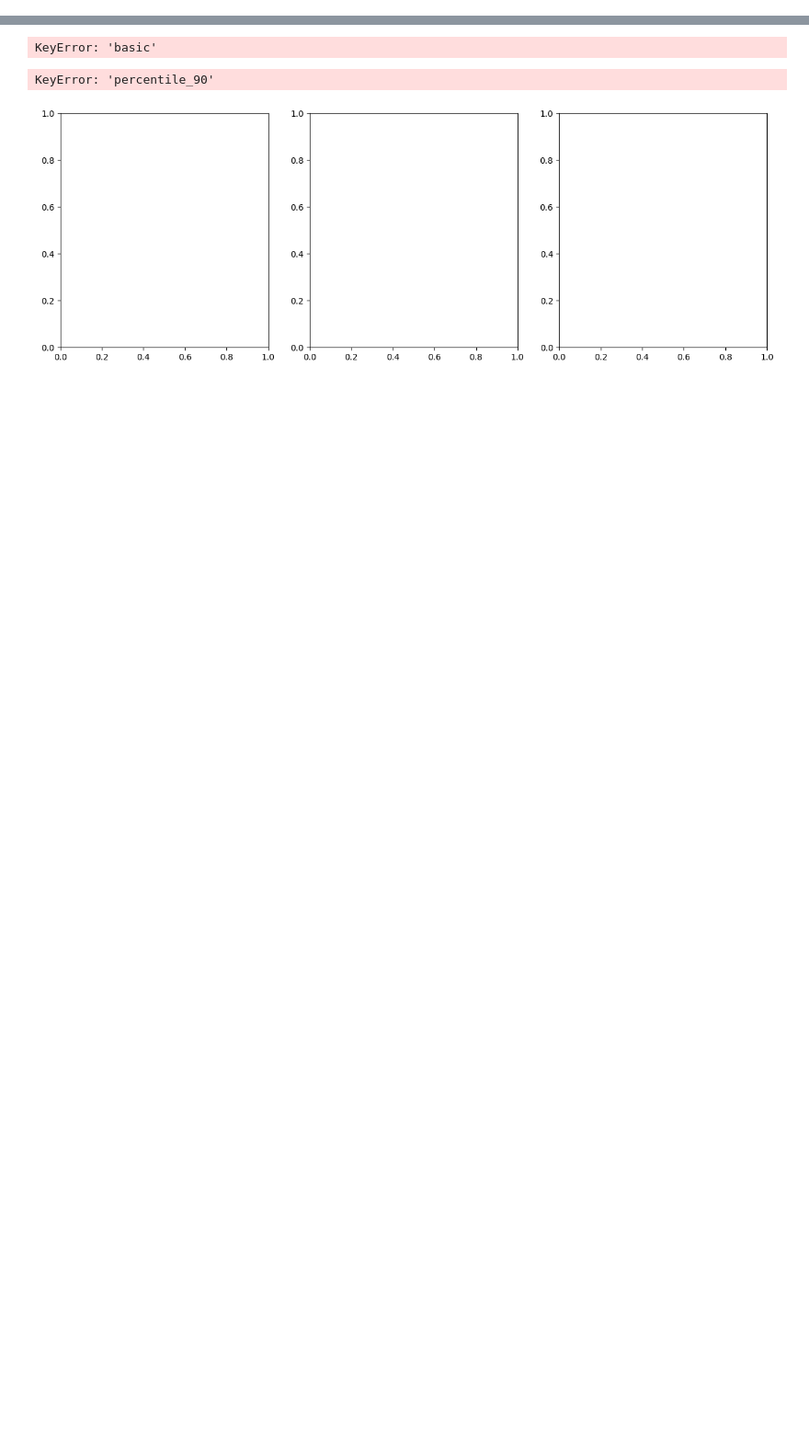
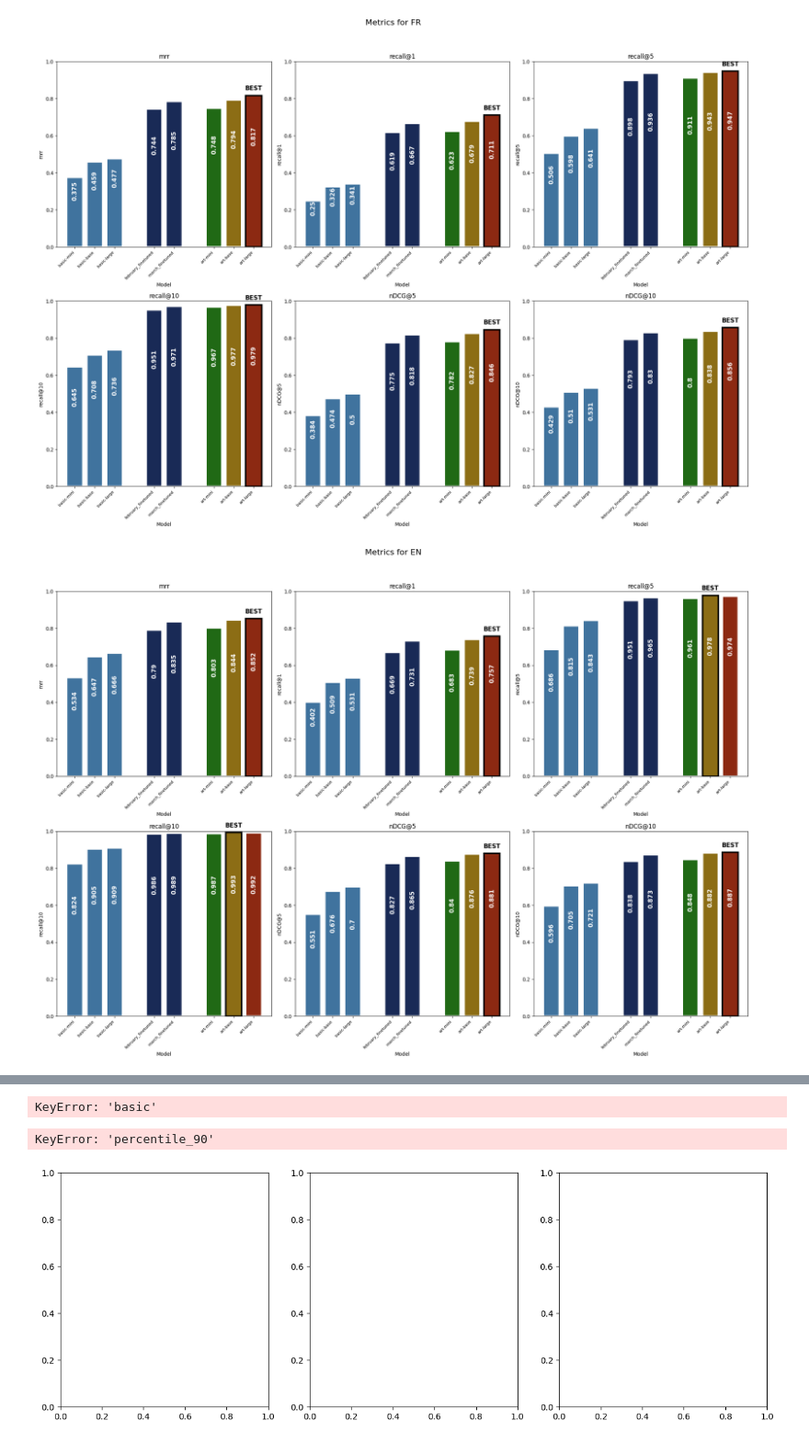
Before and after one commit to on-victorrijks/Museum-Search-Engine, a Jupyter notebook: public/notebooks/analyze_metrics_multilingual.ipynb, the cells around one changed output, grey strips where cells are left out. Shown at 92% size. Saved outputs shown, nothing was run; the diff lists cells and outputs as text; code cells hidden in the pictures; blank space fills up the shorter version.

```diff
--- a/public/notebooks/analyze_metrics_multilingual.ipynb
+++ b/public/notebooks/analyze_metrics_multilingual.ipynb
@@ -183,0 +292,57 @@ See the caveats in the documentation: https://pandas.pydata.org/pandas-docs/stab
+# %%
+def plot_metrics_per_model_per_lang(lang):
+    metrics = [
+        "mrr",
+        "recall@1",
+        "recall@5",
+        "recall@10",
+        "nDCG@5",
+        "nDCG@10"
+    ]
+    # 6 subplots, 1 row, 6 columns
+    fig, axs = plt.subplots(2, 3, figsize=(20, 15))
+
+    fig.suptitle(f"Metrics for {lang}", fontsize=16)
+
+    # Iterate over the metrics and models
+    for i, metric in enumerate(metrics):
+        ax = axs[i // 3, i % 3]
+        bar_width = 0.8
+        bar_positions = [0,1,2, 4,5, 7,8,9]
+
+        bar_values = []
+        for j, model_name in enumerate(models_name):
+            df = all_focus_df[(all_focus_df["lang"] == lang) & (all_focus_df["model_name"] == model_name)]
+            if not df.empty:
+                bar_values.append(df[metric].values[0])
+            else:
+                bar_values.append(0)
+
+        best_value_index = np.argmax(bar_values)
+        # Highlight the best value in the bar chart
+        edge_colors = ["#ffffff"] * len(bar_values)
+        edge_colors[best_value_index] = "#000"
+
+        ax.bar(bar_positions, bar_values, width=bar_width, alpha=1.0, color=["#40739e", "#40739e", "#40739e", "#192a56", "#192a56", "#206915", "#8c6d15", "#8c2912"], label=metric, edgecolor=edge_colors, linewidth=3)
+        # Add the value in the center (middle vertical) of the bar
+        for j, value in enumerate(bar_values):
+            ax.text(bar_positions[j], value/1.5, str(round(value, 3)), ha='center', va='bottom', fontsize=12, color='white', rotation=90, fontweight='bold')
+        # Add a "BEST" label on the best bar
+        ax.text(bar_positions[best_value_index], bar_values[best_value_index] + 0.02, "BEST", ha='center', va='bottom', fontsize=12, color='black', fontweight='bold')
+        ax.set_title(metric, fontsize=12)
+        ax.set_xlabel("Model", fontsize=10)
+        ax.set_ylabel(metric, fontsize=10)
+        ax.set_xticks(bar_positions)
+        ax.set_xticklabels(models_name, rotation=45, ha="right", fontsize=8)
+        ax.set_ylim(0, 1)
+
+    plt.tight_layout(rect=[0, 0.03, 1, 0.95])
+    plt.savefig(f"metrics_{lang}.pdf", dpi=300, bbox_inches='tight')
+
+    plt.show()
+
+for lang in ["FR", "EN", "NL"]:
+    plot_metrics_per_model_per_lang(lang)
+# %% [output]
+[figure, added]
+[figure, added]
```
Also changed, not shown: parts of 10 cells of this notebook, 34 other files.
